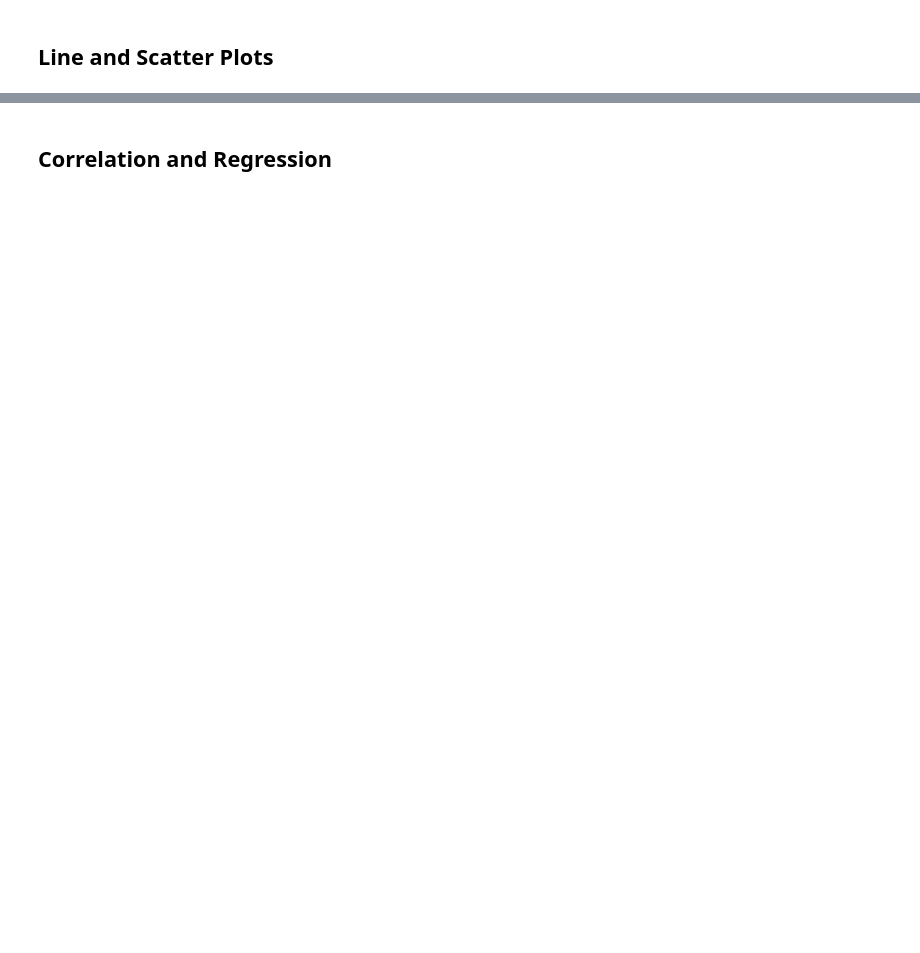
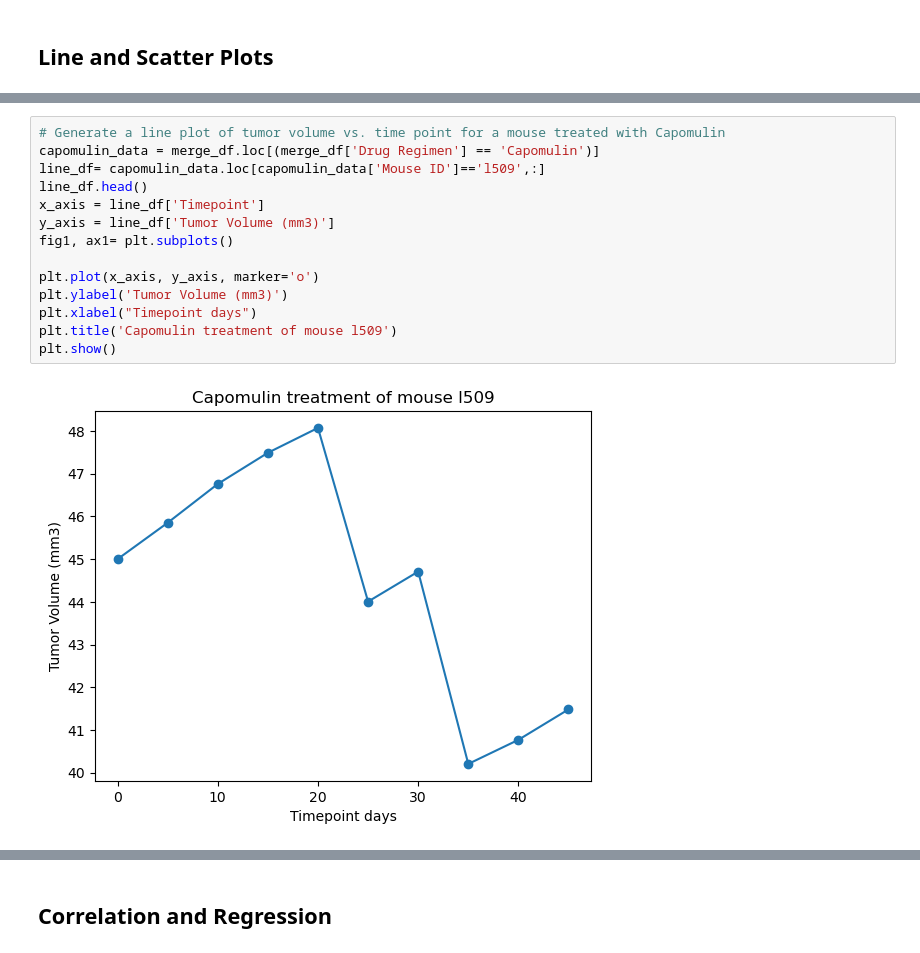
Before and after one commit to sunderiyab/pymaceuticals-challenge, a Jupyter notebook: module_5_starter_code/Pymaceuticals/pymaceuticals_starter.ipynb, the cells around one changed output, grey strips where cells are left out. Drawn from its saved outputs; the diff is of its cells as text; blank space fills up the shorter version.

```diff
--- a/module_5_starter_code/Pymaceuticals/pymaceuticals_starter.ipynb
+++ b/module_5_starter_code/Pymaceuticals/pymaceuticals_starter.ipynb
@@ -262,0 +311,16 @@ Ceftamin's potential outliers: Series([], Name: Tumor Volume (mm3), dtype: float
+# %%
+# Generate a line plot of tumor volume vs. time point for a mouse treated with Capomulin
+capomulin_data = merge_df.loc[(merge_df['Drug Regimen'] == 'Capomulin')]
+line_df= capomulin_data.loc[capomulin_data['Mouse ID']=='l509',:]
+line_df.head()
+x_axis = line_df['Timepoint']
+y_axis = line_df['Tumor Volume (mm3)']
+fig1, ax1= plt.subplots()
+
+plt.plot(x_axis, y_axis, marker='o')
+plt.ylabel('Tumor Volume (mm3)')
+plt.xlabel("Timepoint days")
+plt.title('Capomulin treatment of mouse l509')
+plt.show()
+# %% [output]
+[figure, added]
```
Also changed, not shown: parts of 15 cells of this notebook.
